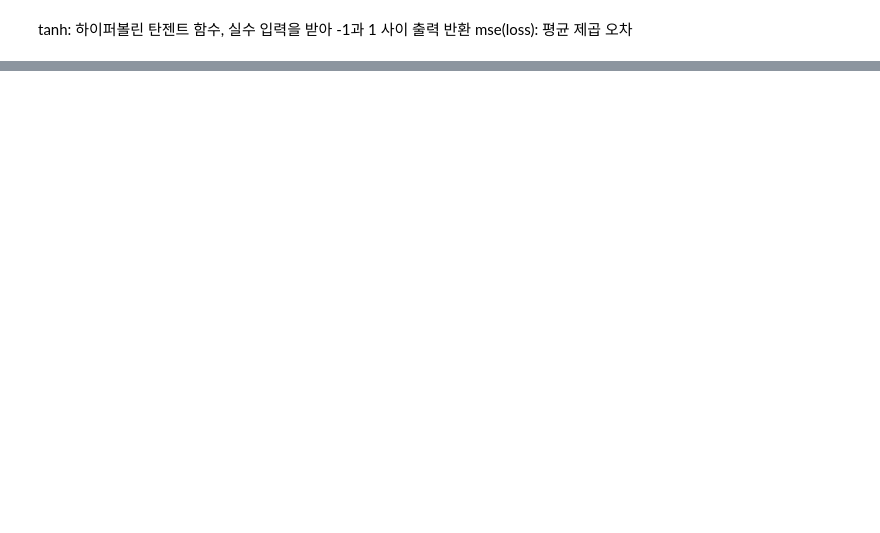
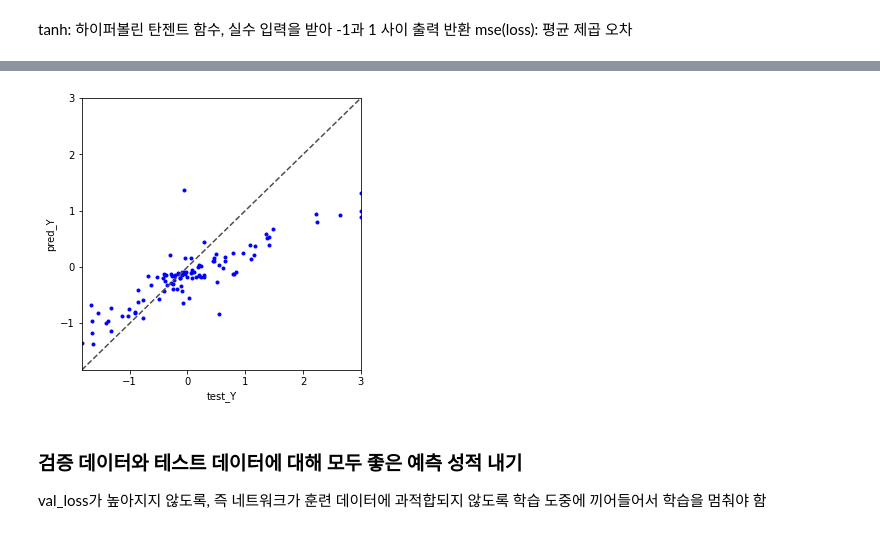
Before and after one commit to devdonghyun/project_imageClassfication, a Jupyter notebook: Chapter4_regression.ipynb, the cells around one changed output, grey strips where cells are left out. Saved outputs shown, nothing was run; the diff lists cells and outputs as text; code cells hidden in the pictures; blank space fills up the shorter version.

Commit message:
[Chapter4] Boston Housing Dataset

```diff
--- a/Chapter4_regression.ipynb
+++ b/Chapter4_regression.ipynb
@@ -220,0 +221,9 @@ plt.show()
+# %%
+#보스턴 주택 가격 데이터 세트 회귀
+
+from tensorflow.keras.datasets import boston_housing
+(train_X, train_Y), (test_X, test_Y) = boston_housing.load_data()
+
+print(len(train_X), len(test_X))
+print(train_X[0])
+print(train_Y[0])
@@ -220,0 +335,23 @@ plt.show()
+# %%
+#실제 주택 가격과 예측 주택 가격을 1:1로 시각화
+
+import matplotlib.pyplot as plt
+
+pred_Y = model.predict(test_X)
+
+plt.figure(figsize=(5,5))
+plt.plot(test_Y, pred_Y, 'b.')
+plt.axis([min(test_Y), max(test_Y), min(test_Y), max(test_Y)])
+
+# y=x에 해당하는 대각선
+plt.plot([min(test_Y), max(test_Y)], [min(test_Y), max(test_Y)], ls="--", c=".3")
+plt.xlabel('test_Y')
+plt.ylabel('pred_Y')
+
+plt.show()
+# %% [output]
+[figure, added]
+# %% [markdown]
+### 검증 데이터와 테스트 데이터에 대해 모두 좋은 예측 성적 내기
+
+val_loss가 높아지지 않도록, 즉 네트워크가 훈련 데이터에 과적합되지 않도록 학습 도중에 끼어들어서 학습을 멈춰야 함
```
Also changed, not shown: parts of 18 cells of this notebook.
